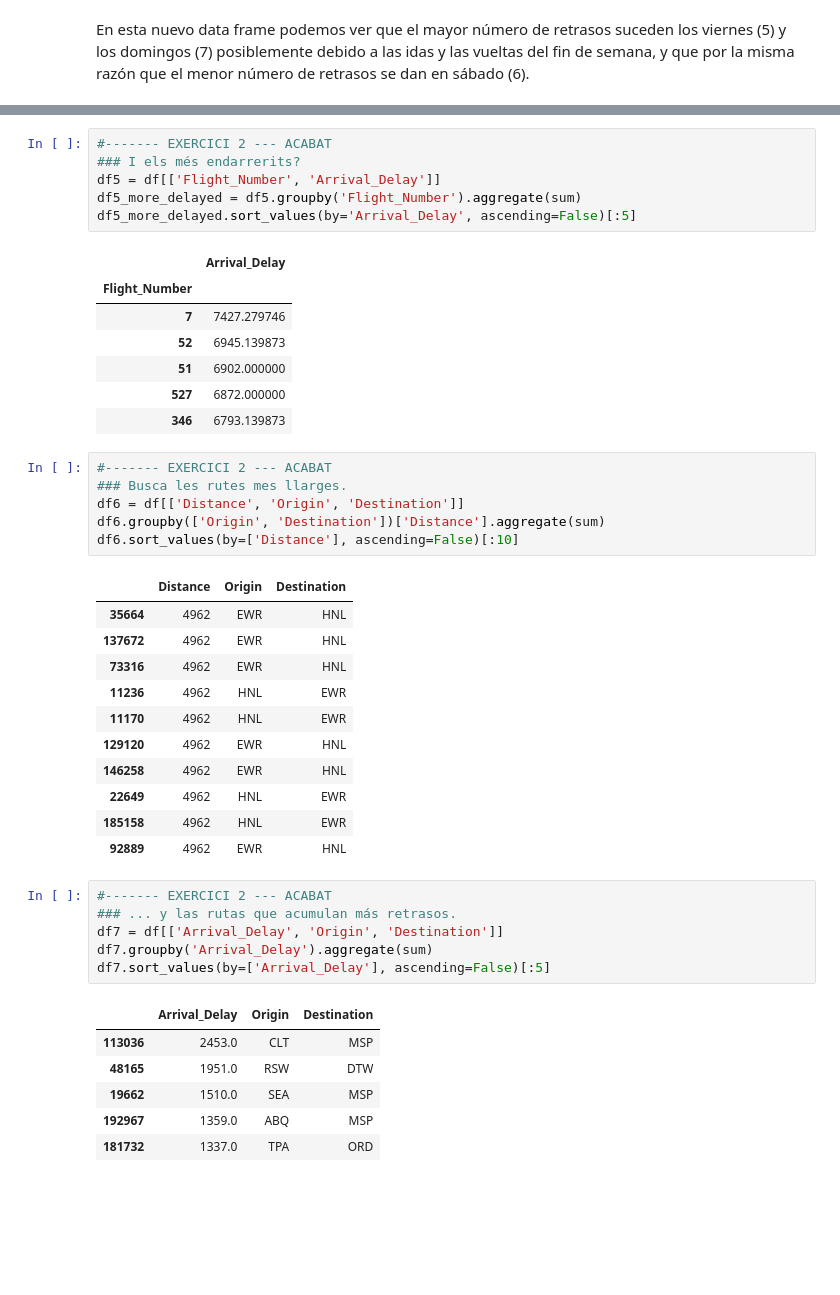
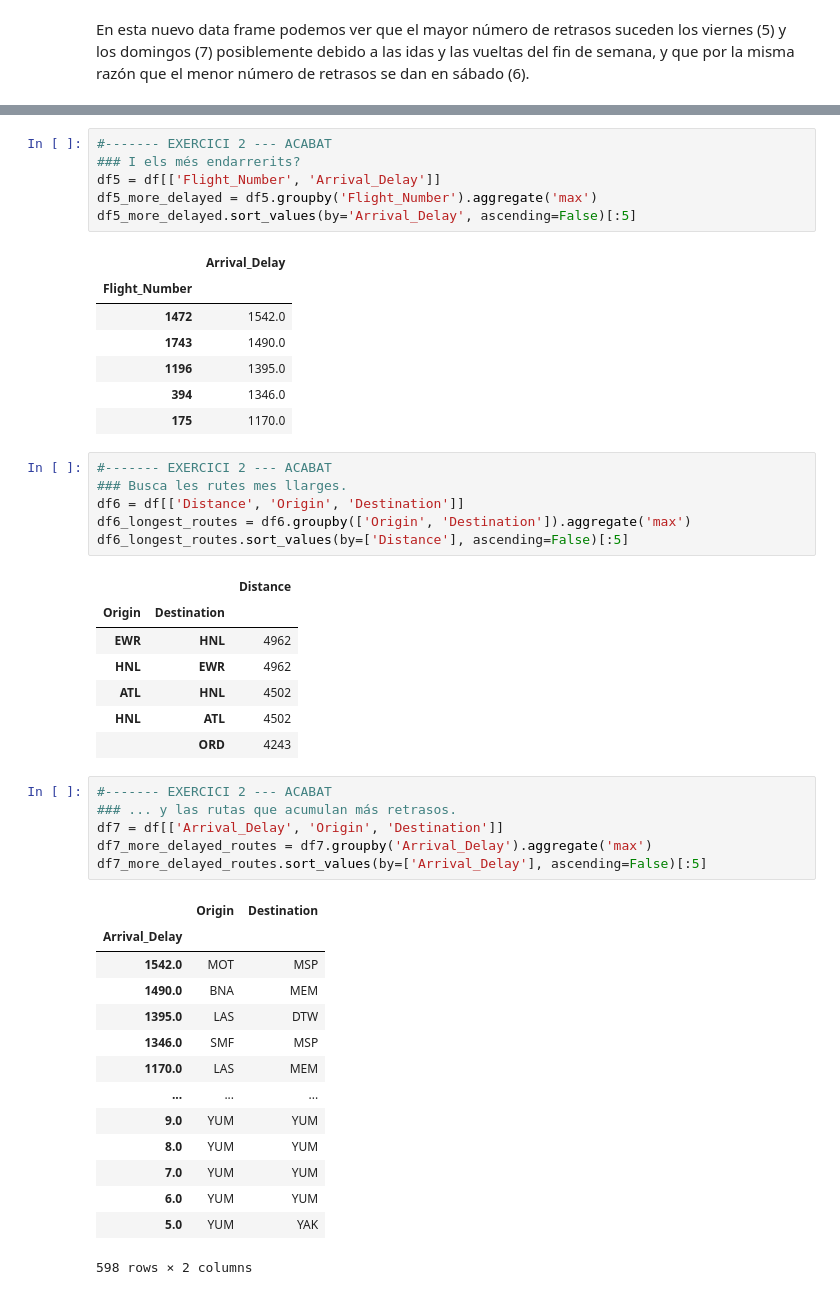
Before and after one commit to dcuxart/Ciencia_de_datos, a Jupyter notebook: Sprint_03_Tasca_02.ipynb, the cells around one changed output, grey strips where cells are left out. Cells and saved outputs as stored; diff of their text form; blank space fills up the shorter version.

```diff
--- a/Sprint_03_Tasca_02.ipynb
+++ b/Sprint_03_Tasca_02.ipynb
@@ -212,47 +212,51 @@ df4_more_airtime.sort_values(by='Air_Time', ascending=False)[:5]
 #------- EXERCICI 2 --- ACABAT
 ### I els més endarrerits?
 df5 = df[['Flight_Number', 'Arrival_Delay']]
-df5_more_delayed = df5.groupby('Flight_Number').aggregate(sum)
+df5_more_delayed = df5.groupby('Flight_Number').aggregate('max')
 df5_more_delayed.sort_values(by='Arrival_Delay', ascending=False)[:5]
 # %% [output]
 |  | Arrival_Delay |
 | Flight_Number |  |
-| 7 | 7427.279746 |
-| 52 | 6945.139873 |
-| 51 | 6902.000000 |
-| 527 | 6872.000000 |
-| 346 | 6793.139873 |
+| 1472 | 1542.0 |
+| 1743 | 1490.0 |
+| 1196 | 1395.0 |
+| 394 | 1346.0 |
+| 175 | 1170.0 |
 # %%
 #------- EXERCICI 2 --- ACABAT
 ### Busca les rutes mes llarges.
 df6 = df[['Distance', 'Origin', 'Destination']]
-df6.groupby(['Origin', 'Destination'])['Distance'].aggregate(sum)
-df6.sort_values(by=['Distance'], ascending=False)[:10]
+df6_longest_routes = df6.groupby(['Origin', 'Destination']).aggregate('max')
+df6_longest_routes.sort_values(by=['Distance'], ascending=False)[:5]
 # %% [output]
-|  | Distance | Origin | Destination |
-| 35664 | 4962 | EWR | HNL |
-| 137672 | 4962 | EWR | HNL |
-| 73316 | 4962 | EWR | HNL |
-| 11236 | 4962 | HNL | EWR |
-| 11170 | 4962 | HNL | EWR |
-| 129120 | 4962 | EWR | HNL |
-| 146258 | 4962 | EWR | HNL |
-| 22649 | 4962 | HNL | EWR |
-| 185158 | 4962 | HNL | EWR |
-| 92889 | 4962 | EWR | HNL |
+|  |  | Distance |
+| Origin | Destination |  |
+| EWR | HNL | 4962 |
+| HNL | EWR | 4962 |
+| ATL | HNL | 4502 |
+| HNL | ATL | 4502 |
+|  | ORD | 4243 |
 # %%
 #------- EXERCICI 2 --- ACABAT
 ### ... y las rutas que acumulan más retrasos.
 df7 = df[['Arrival_Delay', 'Origin', 'Destination']]
-df7.groupby('Arrival_Delay').aggregate(sum)
-df7.sort_values(by=['Arrival_Delay'], ascending=False)[:5]
+df7_more_delayed_routes = df7.groupby('Arrival_Delay').aggregate('max')
+df7_more_delayed_routes.sort_values(by=['Arrival_Delay'], ascending=False)[:5]
 # %% [output]
-|  | Arrival_Delay | Origin | Destination |
-| 113036 | 2453.0 | CLT | MSP |
-| 48165 | 1951.0 | RSW | DTW |
-| 19662 | 1510.0 | SEA | MSP |
-| 192967 | 1359.0 | ABQ | MSP |
-| 181732 | 1337.0 | TPA | ORD |
+|  | Origin | Destination |
+| Arrival_Delay |  |  |
+| 1542.0 | MOT | MSP |
+| 1490.0 | BNA | MEM |
+| 1395.0 | LAS | DTW |
+| 1346.0 | SMF | MSP |
+| 1170.0 | LAS | MEM |
+| ... | ... | ... |
+| 9.0 | YUM | YUM |
+| 8.0 | YUM | YUM |
+| 7.0 | YUM | YUM |
+| 6.0 | YUM | YUM |
+| 5.0 | YUM | YAK |
+598 rows × 2 columns
 # %%
 #------- EXERCICI 2 --- ACABAT
 ### Aporta aquello que consideres relevante.
```
Also changed, not shown: parts of 16 cells of this notebook.
